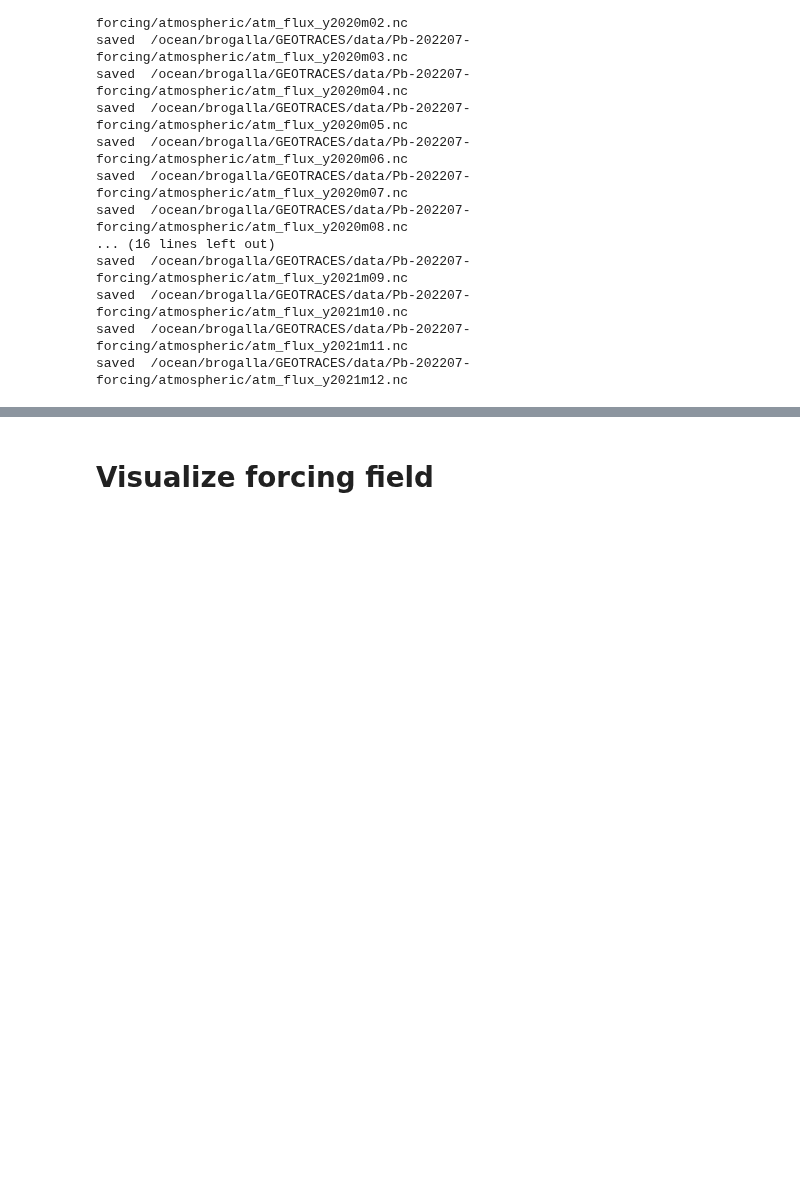
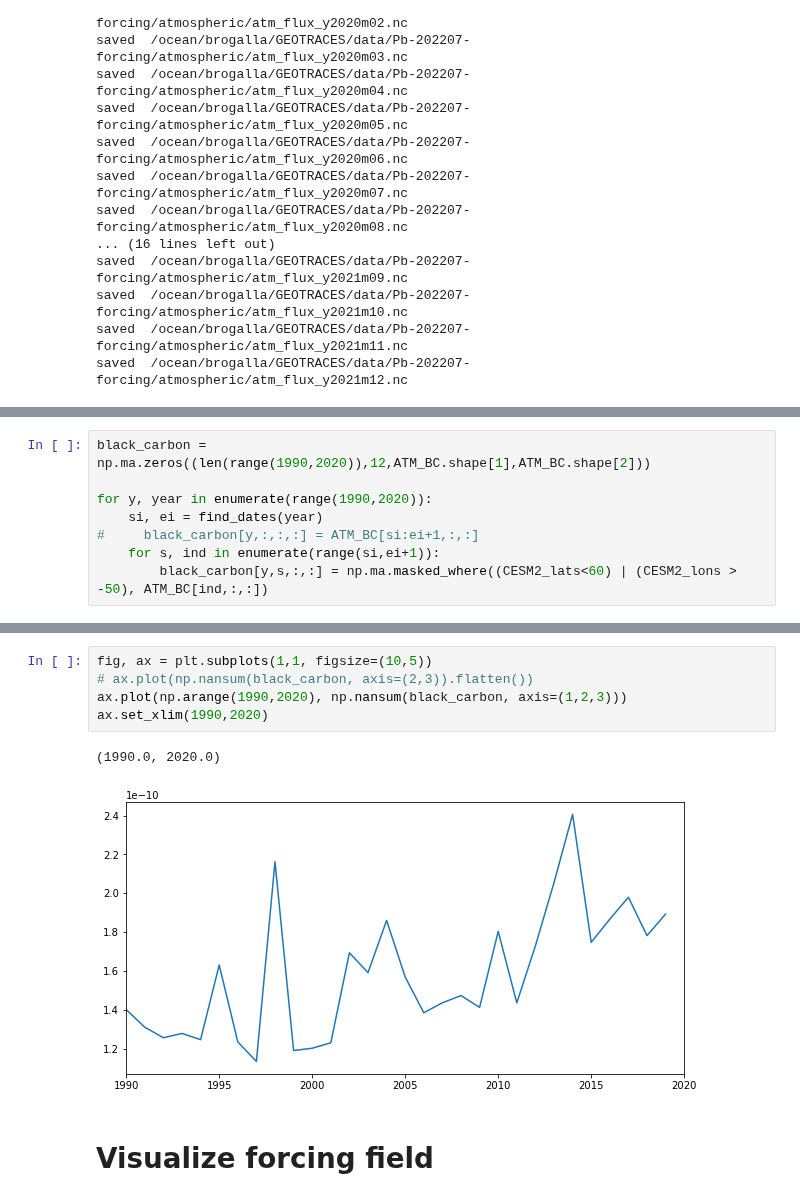
Before and after one commit to UBC-MOAD/analysis-brogalla, a Jupyter notebook: paper3/forcing/atm-CESM.ipynb, the cells around one changed output, grey strips where cells are left out. Saved outputs shown, nothing was run; the diff lists cells and outputs as text; blank space fills up the shorter version.

```diff
--- a/paper3/forcing/atm-CESM.ipynb
+++ b/paper3/forcing/atm-CESM.ipynb
@@ -217,0 +228,8 @@ saved  /ocean/brogalla/GEOTRACES/data/Pb-202207-forcing/atmospheric/atm_flux_y20
+# %%
+black_carbon = np.ma.zeros((len(range(1990,2020)),12,ATM_BC.shape[1],ATM_BC.shape[2]))
+
+for y, year in enumerate(range(1990,2020)):
+    si, ei = find_dates(year)
+#     black_carbon[y,:,:,:] = ATM_BC[si:ei+1,:,:]
+    for s, ind in enumerate(range(si,ei+1)):
+        black_carbon[y,s,:,:] = np.ma.masked_where((CESM2_lats<60) | (CESM2_lons > -50), ATM_BC[ind,:,:])
@@ -218,3 +254,11 @@ saved  /ocean/brogalla/GEOTRACES/data/Pb-202207-forcing/atmospheric/atm_flux_y20
+# %%
+fig, ax = plt.subplots(1,1, figsize=(10,5))
+# ax.plot(np.nansum(black_carbon, axis=(2,3)).flatten())
+ax.plot(np.arange(1990,2020), np.nansum(black_carbon, axis=(1,2,3)))
+ax.set_xlim(1990,2020)
+# %% [output]
+(1990.0, 2020.0)
+[figure, added]
 # %% [markdown]
 # Visualize forcing field
 # %%
```
Also changed, not shown: parts of 4 cells of this notebook, 11 other files.
